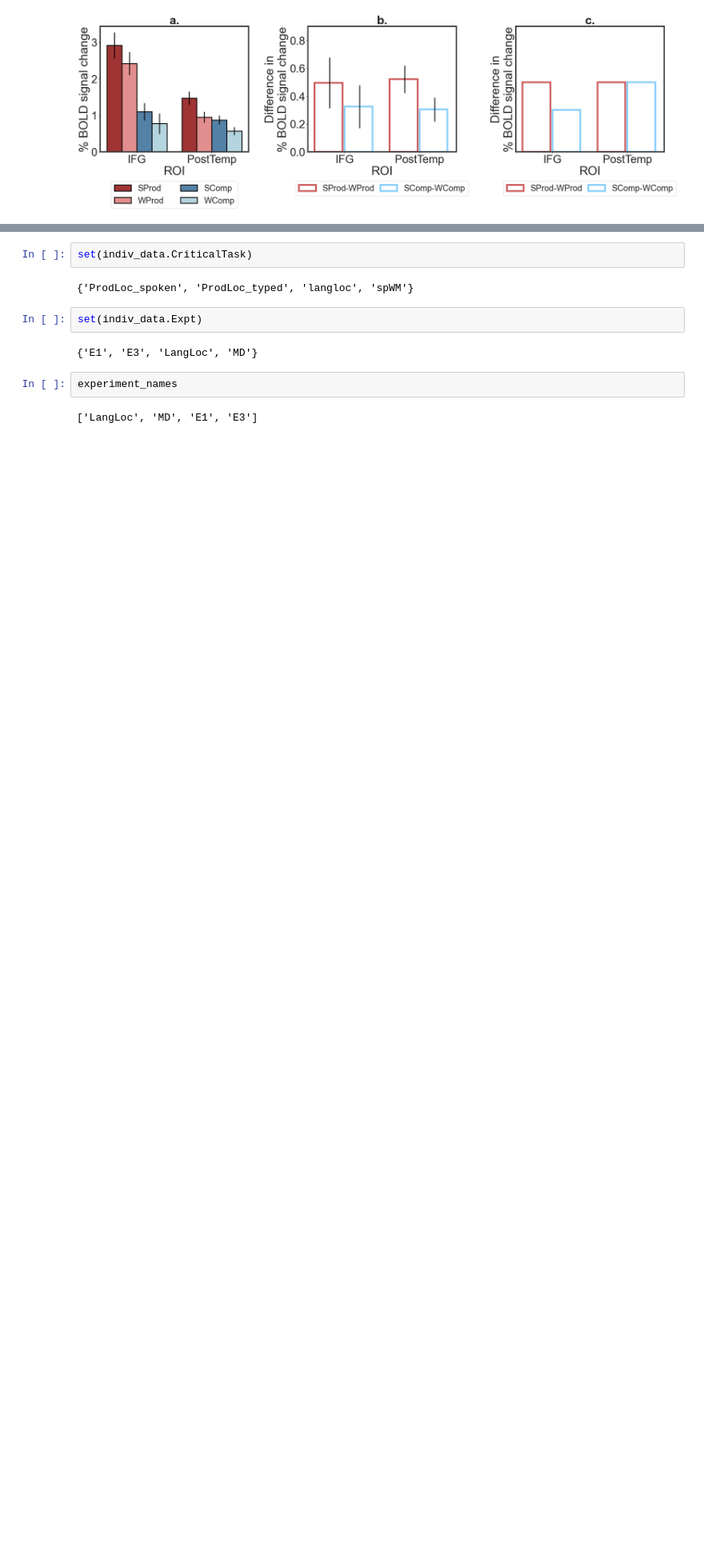
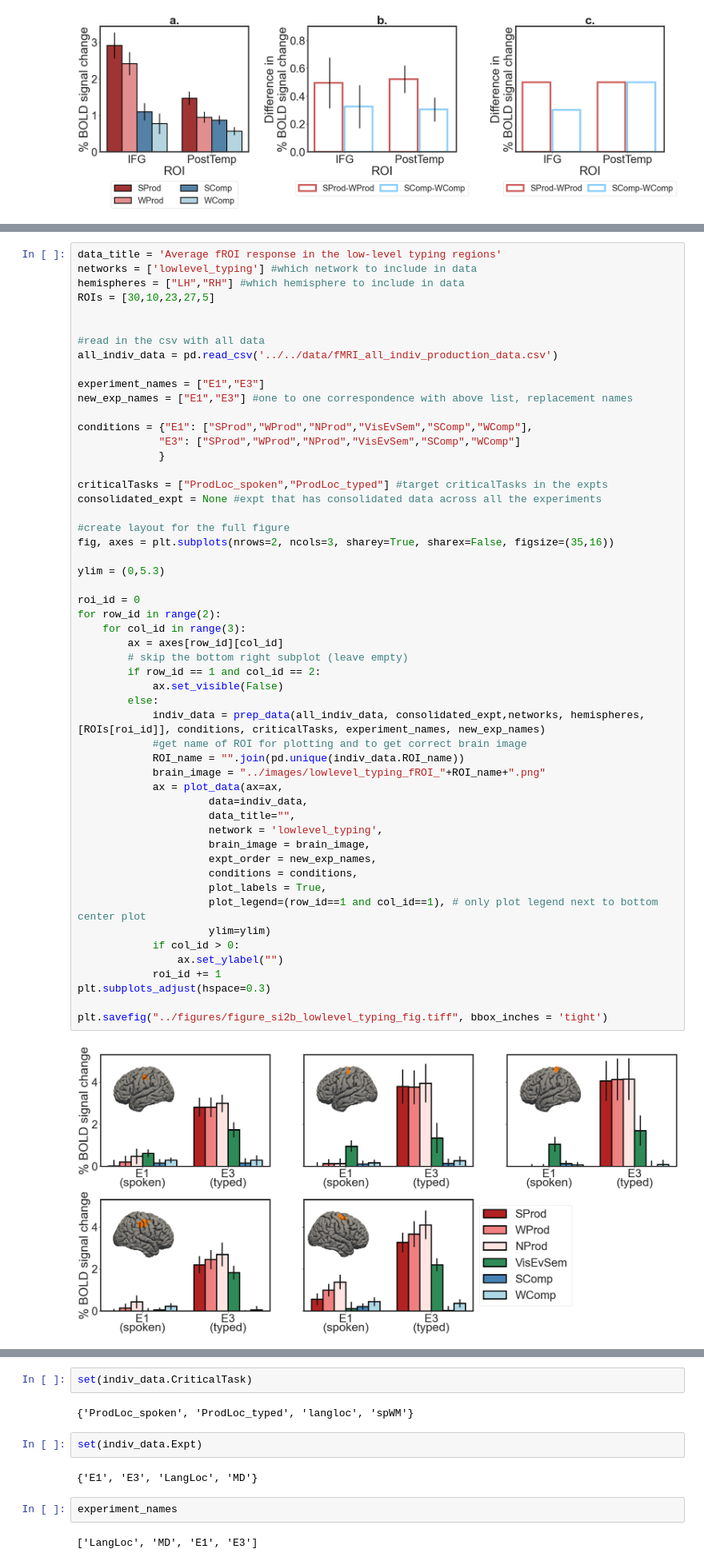
Before and after one commit to jennhu/LanguageProduction, a Jupyter notebook: figures/code/production_paper_fROI_response_figures.ipynb, the cells around one changed output, grey strips where cells are left out. Shown at 80% size. Cells and saved outputs as stored; diff of their text form; blank space fills up the shorter version.

```diff
--- a/figures/code/production_paper_fROI_response_figures.ipynb
+++ b/figures/code/production_paper_fROI_response_figures.ipynb
@@ -648 +706,56 @@ plt.savefig("../figures/figure4_IFG_PostTemp.png", bbox_inches="tight")
+# %%
+data_title = 'Average fROI response in the low-level typing regions'
+networks = ['lowlevel_typing'] #which network to include in data
+hemispheres = ["LH","RH"] #which hemisphere to include in data
+ROIs = [30,10,23,27,5]
+
+
+#read in the csv with all data
+all_indiv_data = pd.read_csv('../../data/fMRI_all_indiv_production_data.csv')
+
+experiment_names = ["E1","E3"]
+new_exp_names = ["E1","E3"] #one to one correspondence with above list, replacement names
+
+conditions = {"E1": ["SProd","WProd","NProd","VisEvSem","SComp","WComp"],
+             "E3": ["SProd","WProd","NProd","VisEvSem","SComp","WComp"]
+             }
+
+criticalTasks = ["ProdLoc_spoken","ProdLoc_typed"] #target criticalTasks in the expts
+consolidated_expt = None #expt that has consolidated data across all the experiments
+
+#create layout for the full figure
+fig, axes = plt.subplots(nrows=2, ncols=3, sharey=True, sharex=False, figsize=(35,16))
+
+ylim = (0,5.3)
+
+roi_id = 0
+for row_id in range(2):
+    for col_id in range(3):
+        ax = axes[row_id][col_id]
+        # skip the bottom right subplot (leave empty)
+        if row_id == 1 and col_id == 2:
+            ax.set_visible(False)
+        else:
+            indiv_data = prep_data(all_indiv_data, consolidated_expt,networks, hemispheres, [ROIs[roi_id]], conditions, criticalTasks, experiment_names, new_exp_names)
+            #get name of ROI for plotting and to get correct brain image
+            ROI_name = "".join(pd.unique(indiv_data.ROI_name))
+            brain_image = "../images/lowlevel_typing_fROI_"+ROI_name+".png"
+            ax = plot_data(ax=ax,
+                     data=indiv_data,
+                     data_title="",
+                     network = 'lowlevel_typing',
+                     brain_image = brain_image,
+                     expt_order = new_exp_names,
+                     conditions = conditions,
+                     plot_labels = True,
+                     plot_legend=(row_id==1 and col_id==1), # only plot legend next to bottom center plot
+                     ylim=ylim)
+            if col_id > 0:
+                ax.set_ylabel("")
+            roi_id += 1
+plt.subplots_adjust(hspace=0.3)
+
+plt.savefig("../figures/figure_si2b_lowlevel_typing_fig.tiff", bbox_inches = 'tight')
+# %% [output]
+[figure, added]
 # %%
```
Also changed, not shown: parts of 13 cells of this notebook, 4 other files.
